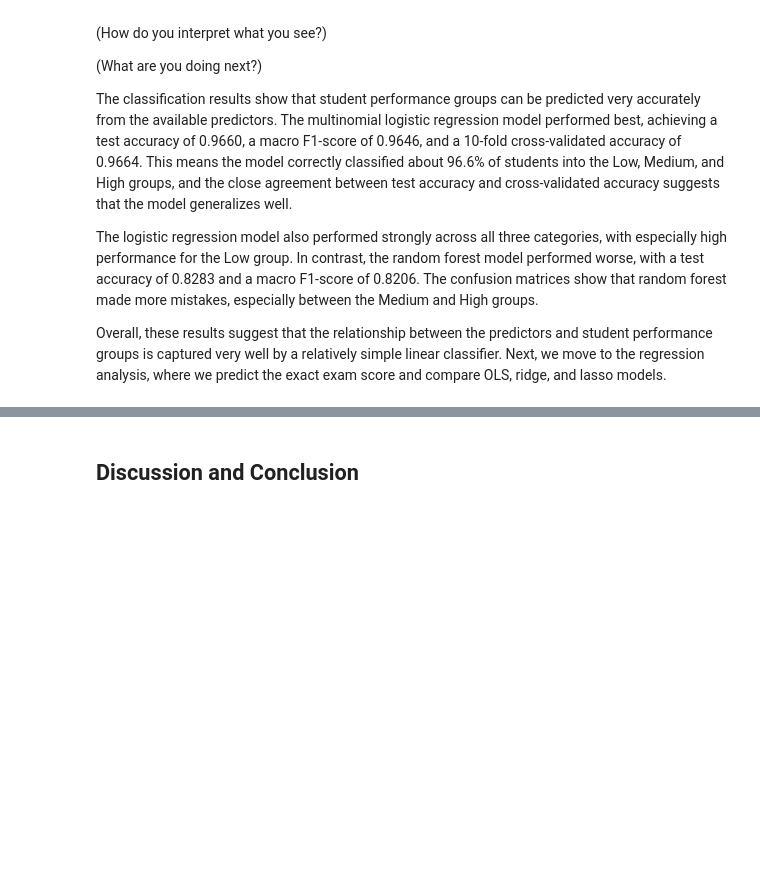
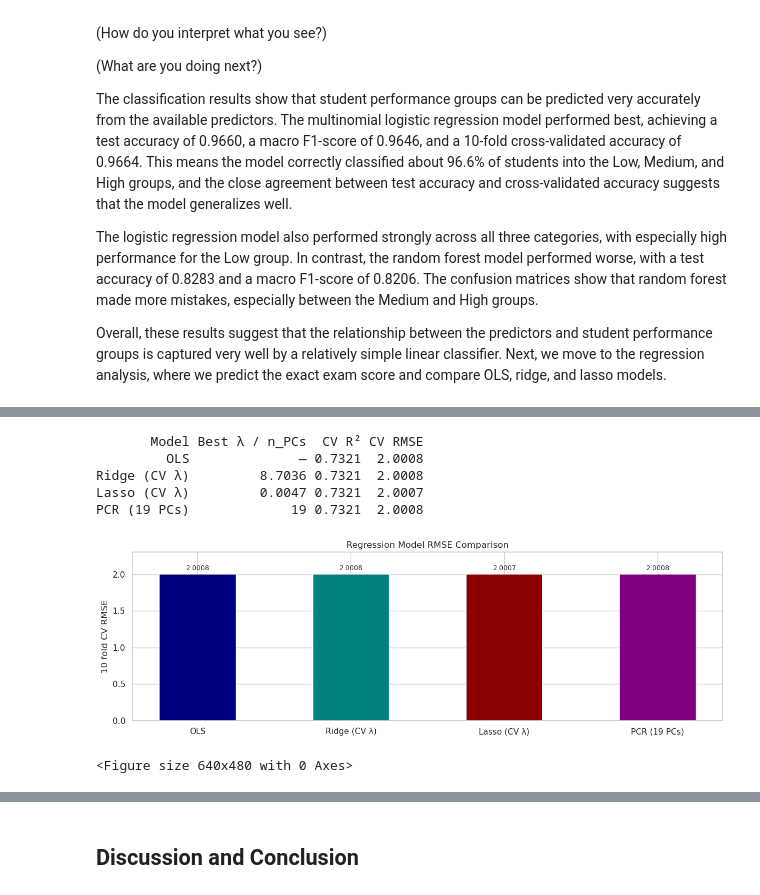
Before and after one commit to MintMena/CMSE381-Project, a Jupyter notebook: CMSE381-Project.ipynb, the cells around one changed output, grey strips where cells are left out. Cells and saved outputs as stored; diff of their text form; code cells hidden in the pictures; blank space fills up the shorter version.

```diff
--- a/CMSE381-Project.ipynb
+++ b/CMSE381-Project.ipynb
@@ -580,0 +649,37 @@ _(What are you doing next?)_
+# %%
+results = {"Model": ["OLS", "Ridge (CV λ)", "Lasso (CV λ)", f"PCR ({best_n_comp} PCs)"],
+           "Best λ / n_PCs": ["—", f"{best_alpha_ridge:.4f}", f"{best_alpha_lasso:.4f}", str(best_n_comp)],
+           "CV R²": [f"{cv_r2.mean():.4f}",
+                     f"{r2_ridge.mean():.4f}",
+                     f"{r2_lasso.mean():.4f}",
+                     f"{r2_pcr.mean():.4f}",],
+           "CV RMSE": [f"{cv_rmse.mean():.4f}",
+                       f"{rmse_ridge.mean():.4f}",
+                       f"{rmse_lasso.mean():.4f}",
+                       f"{rmse_pcr.mean():.4f}",],}
+results_df = pd.DataFrame(results)
+print(results_df.to_string(index=False))
+# %% [output]
+       Model Best λ / n_PCs  CV R² CV RMSE
+         OLS              — 0.7321  2.0008
+Ridge (CV λ)         8.7036 0.7321  2.0008
+Lasso (CV λ)         0.0047 0.7321  2.0007
+PCR (19 PCs)             19 0.7321  2.0008
+# %%
+# Bar chart of RMSE across models
+model_names = results_df["Model"]
+rmse_vals = results_df["CV RMSE"].astype(float)
+
+fig, ax = plt.subplots(figsize = (12, 4))
+colors = ["navy", "teal", "darkred", "purple"]
+bars = ax.bar(model_names, rmse_vals, color = colors, edgecolor = "white", width = 0.5)
+ax.bar_label(bars, padding = 3, fontsize = 9)
+ax.set_ylabel("10 fold CV RMSE")
+ax.set_title("Regression Model RMSE Comparison")
+ax.set_ylim(0, rmse_vals.max() * 1.15)
+plt.tight_layout()
+plt.show()
+plt.savefig("fig_regmodel_comparison.png", dpi = 150, bbox_inches = "tight")
+# %% [output]
+[figure, added]
+<Figure size 640x480 with 0 Axes>
```
Also changed, not shown: parts of 38 cells of this notebook.
